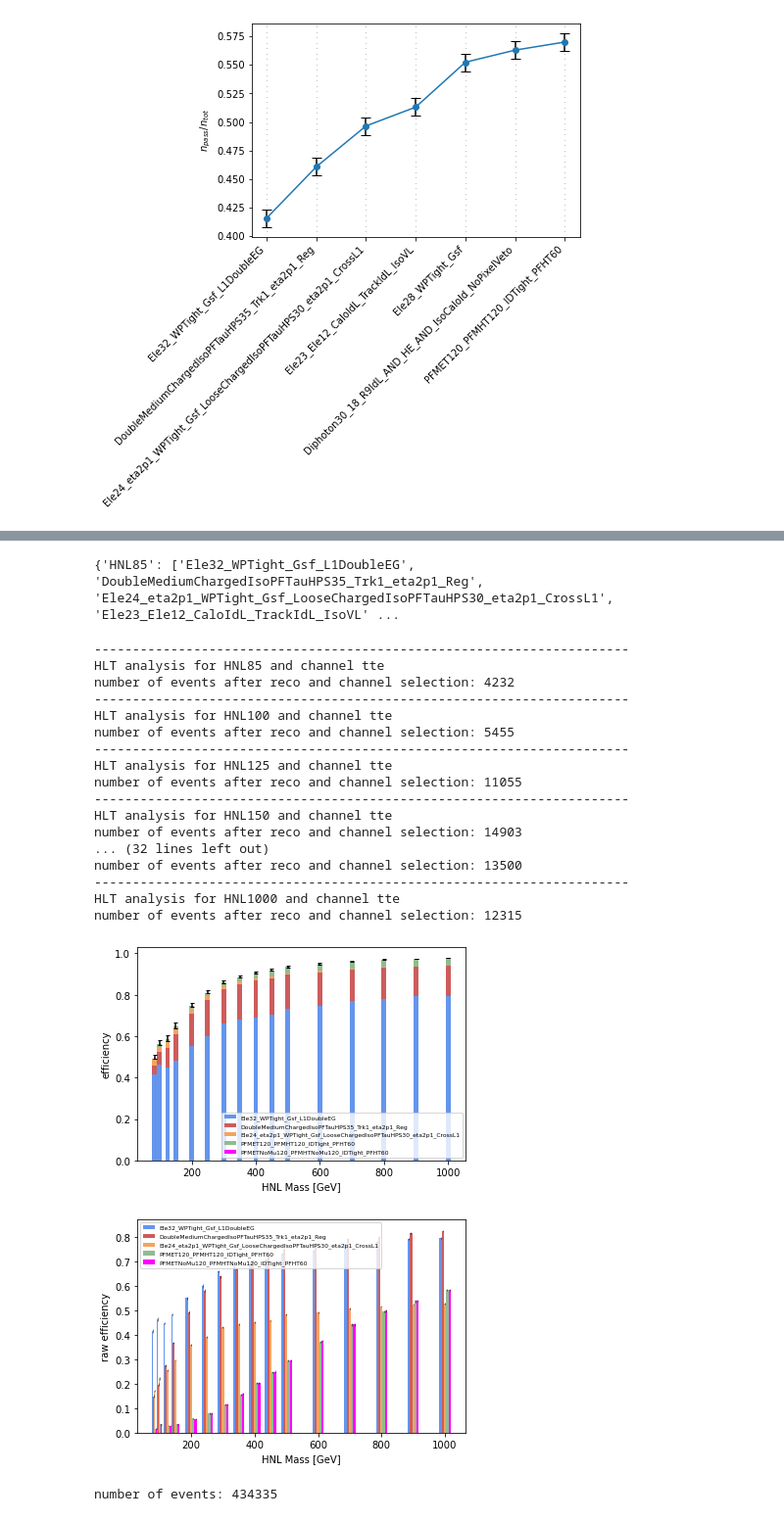
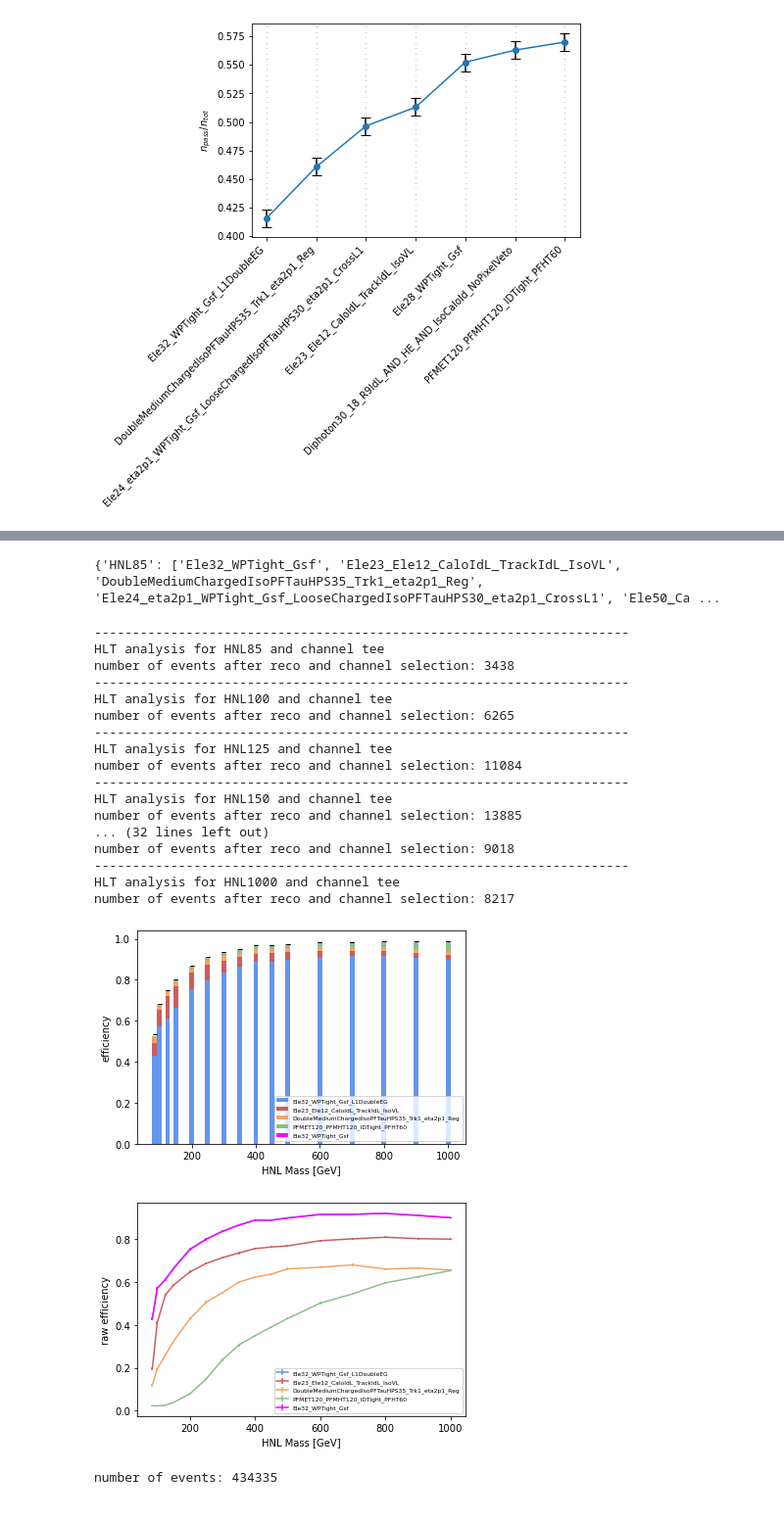
Before and after one commit to pauldebryas/HLT_analysis, a Jupyter notebook: HLT_efficiency.ipynb, the cells around one changed output, grey strips where cells are left out. Shown at 98% size. Cells and saved outputs as stored; diff of their text form; code cells hidden in the pictures.

```diff
--- a/HLT_efficiency.ipynb
+++ b/HLT_efficiency.ipynb
@@ -243,16 +243,10 @@ def plot_cumulative_eff_mass(path_fig, most_common_HLT, color, eff_HLT, err_eff_
 
 def plot_raw_eff_mass(path_fig, most_common_HLT, color, eff_HLT, err_eff_HLT, mode, eff_computation):
     mass = [85,100,125,150,200,250,300,350,400,450,500,600,700,800,900,1000]
-    delta= [[-6,-3,0,3,6],[-10,-5,0,5,10],[-14,-7,0,7,14]]
-    wi= [3,5,7]
     fig, ax = plt.subplots(1,1)
     for i in range(len(most_common_HLT)):
-        ax.bar((np.array(mass[0:2])+delta[0][i]),([eff[i] for eff in eff_HLT[0:2]]),yerr= (abs(np.array([err[i] for err in err_eff_HLT[0:2]]).T-np.array([eff[i] for eff in eff_HLT[0:2]]))),error_kw=dict(elinewidth=0.5), width=wi[0],label= most_common_HLT[i], color = color[i])
+        ax.errorbar(np.array(mass),([eff[i] for eff in eff_HLT]),yerr= abs(np.array([err[i] for err in err_eff_HLT]).T-np.array([eff[i] for eff in eff_HLT])), label= most_common_HLT[i], color = color[i], linewidth=0.5)
     ax.legend(prop={'size': 6})
-
-    for i in range(len(most_common_HLT)):
-        ax.bar((np.array(mass[2:4])+delta[1][i]),([eff[i] for eff in eff_HLT[2:4]]),yerr= (abs(np.array([err[i] for err in err_eff_HLT[2:4]]).T-np.array([eff[i] for eff in eff_HLT[2:4]]))),error_kw=dict(elinewidth=0.5), width=wi[1],label= most_common_HLT[i], color = color[i])
-        ax.bar((np.array(mass[4:])+delta[2][i]),([eff[i] for eff in eff_HLT[4:]]),yerr= (abs(np.array([err[i] for err in err_eff_HLT[4:]]).T-np.array([eff[i] for eff in eff_HLT[4:]]))),error_kw=dict(elinewidth=0.5), width=wi[2],label= most_common_HLT[i], color = color[i])
     ax.set_ylabel('raw efficiency')
     ax.set_xlabel('HNL Mass [GeV]')
     plt.savefig(path_fig+'cumulative_eff_mass/Trigger_raw_eff_'+ mode +'_'+ eff_computation +'.pdf', bbox_inches='tight')
@@ -493,14 +487,16 @@ print(HLT)
 most_common_HLT_ttt = []
 most_common_HLT_tte = ['Ele32_WPTight_Gsf_L1DoubleEG', 'DoubleMediumChargedIsoPFTauHPS35_Trk1_eta2p1_Reg', 'Ele24_eta2p1_WPTight_Gsf_LooseChargedIsoPFTauHPS30_eta2p1_CrossL1', 'PFMET120_PFMHT120_IDTight_PFHT60','PFMETNoMu120_PFMHTNoMu120_IDTight_PFHT60']
 most_common_HLT_ttm = ['IsoMu24', 'DoubleMediumChargedIsoPFTauHPS35_Trk1_eta2p1_Reg', 'PFMETNoMu120_PFMHTNoMu120_IDTight_PFHT60', 'IsoMu20_eta2p1_LooseChargedIsoPFTauHPS27_eta2p1_CrossL1','Mu17_Photon30_IsoCaloId']
-most_common_HLT_tee = ['Ele32_WPTight_Gsf_L1DoubleEG', 'Ele32_WPTight_Gsf', 'Ele23_Ele12_CaloIdL_TrackIdL_IsoVL', 'PFMET120_PFMHT120_IDTight_PFHT60','DoubleMediumChargedIsoPFTauHPS35_Trk1_eta2p1_Reg']
+most_common_HLT_tee = ['Ele32_WPTight_Gsf_L1DoubleEG', 'Ele23_Ele12_CaloIdL_TrackIdL_IsoVL', 'DoubleMediumChargedIsoPFTauHPS35_Trk1_eta2p1_Reg', 'PFMET120_PFMHT120_IDTight_PFHT60', 'Ele32_WPTight_Gsf']
 most_common_HLT_tmm = ['IsoMu24', 'Mu17_TrkIsoVVL_Mu8_TrkIsoVVL_DZ_Mass3p8', 'PFMETNoMu120_PFMHTNoMu120_IDTight_PFHT60', 'IsoMu20_eta2p1_LooseChargedIsoPFTauHPS27_eta2p1_CrossL1','DoubleMu3_DCA_PFMET50_PFMHT60']
 most_common_HLT_tem = ['IsoMu24', 'Ele32_WPTight_Gsf_L1DoubleEG', 'Mu8_TrkIsoVVL_Ele23_CaloIdL_TrackIdL_IsoVL_DZ', 'PFMETNoMu120_PFMHTNoMu120_IDTight_PFHT60','IsoMu20_eta2p1_LooseChargedIsoPFTauHPS27_eta2p1_CrossL1']
 #select color for plotting
 color = ['cornflowerblue','indianred','sandybrown','darkseagreen','magenta']
 # %% [output]
-{'HNL85': ['Ele32_WPTight_Gsf_L1DoubleEG', 'DoubleMediumChargedIsoPFTauHPS35_Trk1_eta2p1_Reg', 'Ele24_eta2p1_WPTight_Gsf_LooseChargedIsoPFTauHPS30_eta2p1_CrossL1', 'Ele23_Ele12_CaloIdL_TrackIdL_IsoVL' ...
+{'HNL85': ['Ele32_WPTight_Gsf', 'Ele23_Ele12_CaloIdL_TrackIdL_IsoVL', 'DoubleMediumChargedIsoPFTauHPS35_Trk1_eta2p1_Reg', 'Ele24_eta2p1_WPTight_Gsf_LooseChargedIsoPFTauHPS30_eta2p1_CrossL1', 'Ele50_Ca ...
 # %%
+triggers = load_triggers(trig_types ,path_trigger)
+
 eff_HLT = []
 err_eff_HLT = []
 
@@ -569,46 +565,46 @@ for HNLsamples in raw_signal_samples:
     if eff_computation not in eff_computation_list:
         n_events = n_events_tot
         print('Default mode: all event selected for efficency computation')
     else:
         if eff_computation == 'full':
             n_events = n_events_tot
         if eff_computation == 'channel':
             n_events = ak.sum(mode_mask)
         if eff_computation == 'reco':
             n_events = ak.sum(mask_reco)
         if eff_computation == 'channel_reco':
             n_events = ak.sum(mask_events_selected)
 
     saved_eff, saved_err_eff = cumu_eff(events, most_common_HLT, triggers, max_act_lumi, mask_events_selected, n_events)
     raw_saved_eff, raw_saved_err_eff = raw_eff(events, most_common_HLT, triggers, max_act_lumi, mask_events_selected, n_events)
 
     eff_HLT.append(saved_eff)
     err_eff_HLT.append(saved_err_eff)
     raw_eff_HLT.append(raw_saved_eff)
     raw_err_eff_HLT.append(raw_saved_err_eff)
 
 plot_cumulative_eff_mass(path_fig, most_common_HLT, color, eff_HLT, err_eff_HLT, mode, eff_computation)
 plot_raw_eff_mass(path_fig, most_common_HLT, color, raw_eff_HLT, raw_err_eff_HLT, mode, eff_computation)
 # %% [output]
 ----------------------------------------------------------------------
-HLT analysis for HNL85 and channel tte
-number of events after reco and channel selection: 4232
+HLT analysis for HNL85 and channel tee
+number of events after reco and channel selection: 3438
 ----------------------------------------------------------------------
-HLT analysis for HNL100 and channel tte
-number of events after reco and channel selection: 5455
+HLT analysis for HNL100 and channel tee
+number of events after reco and channel selection: 6265
 ----------------------------------------------------------------------
-HLT analysis for HNL125 and channel tte
-number of events after reco and channel selection: 11055
+HLT analysis for HNL125 and channel tee
+number of events after reco and channel selection: 11084
 ----------------------------------------------------------------------
-HLT analysis for HNL150 and channel tte
-number of events after reco and channel selection: 14903
+HLT analysis for HNL150 and channel tee
+number of events after reco and channel selection: 13885
 ... (32 lines left out)
-number of events after reco and channel selection: 13500
+number of events after reco and channel selection: 9018
 ----------------------------------------------------------------------
-HLT analysis for HNL1000 and channel tte
-number of events after reco and channel selection: 12315
+HLT analysis for HNL1000 and channel tee
+number of events after reco and channel selection: 8217
-[figure, old version]
+[figure, new version]
-[figure, old version]
+[figure, new version]
 # %%
 #TEST CELL
 local_dir = '/Users/debryas/cernbox/HNL/skimmed_samples/nanoAOD/2018/HNL_tau/'
```
Also changed, not shown: parts of 1 cell of this notebook, 25 other files.
